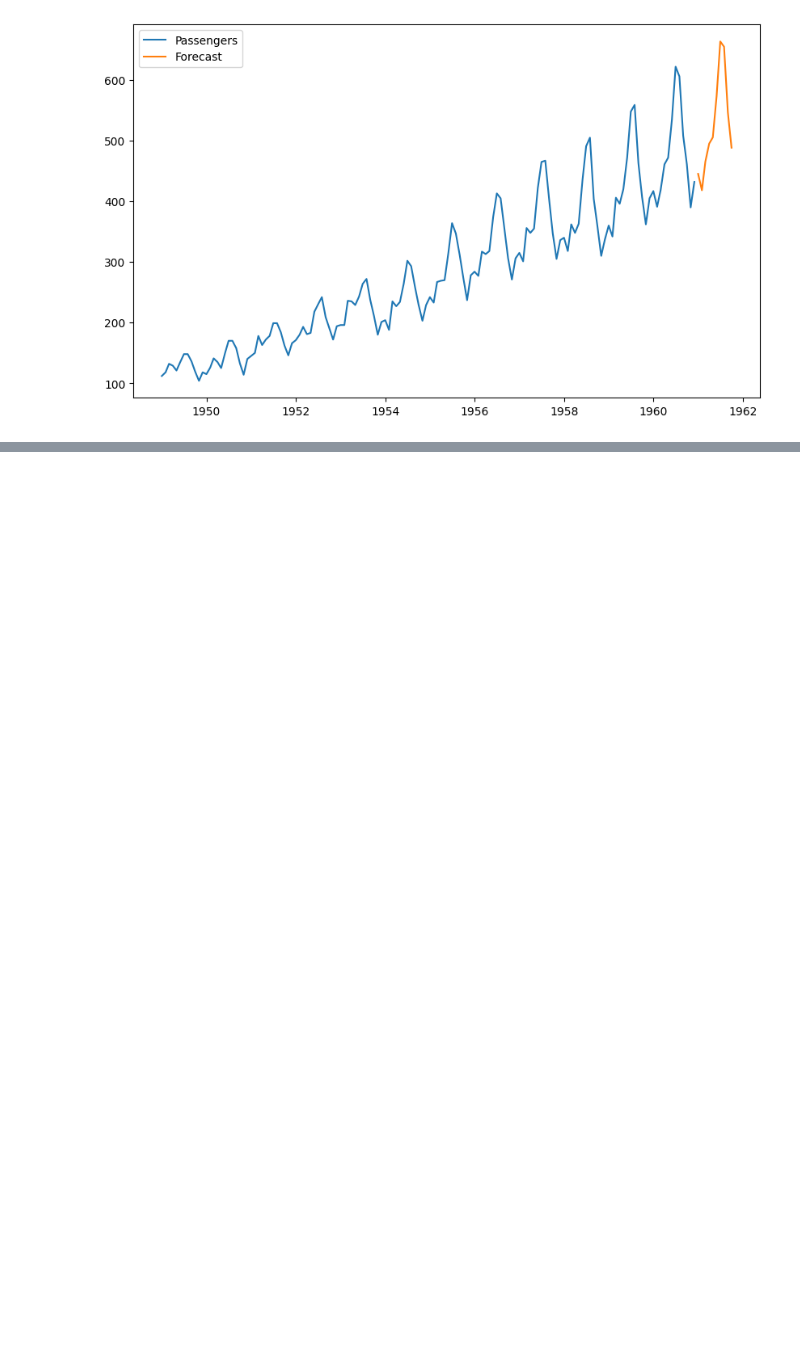
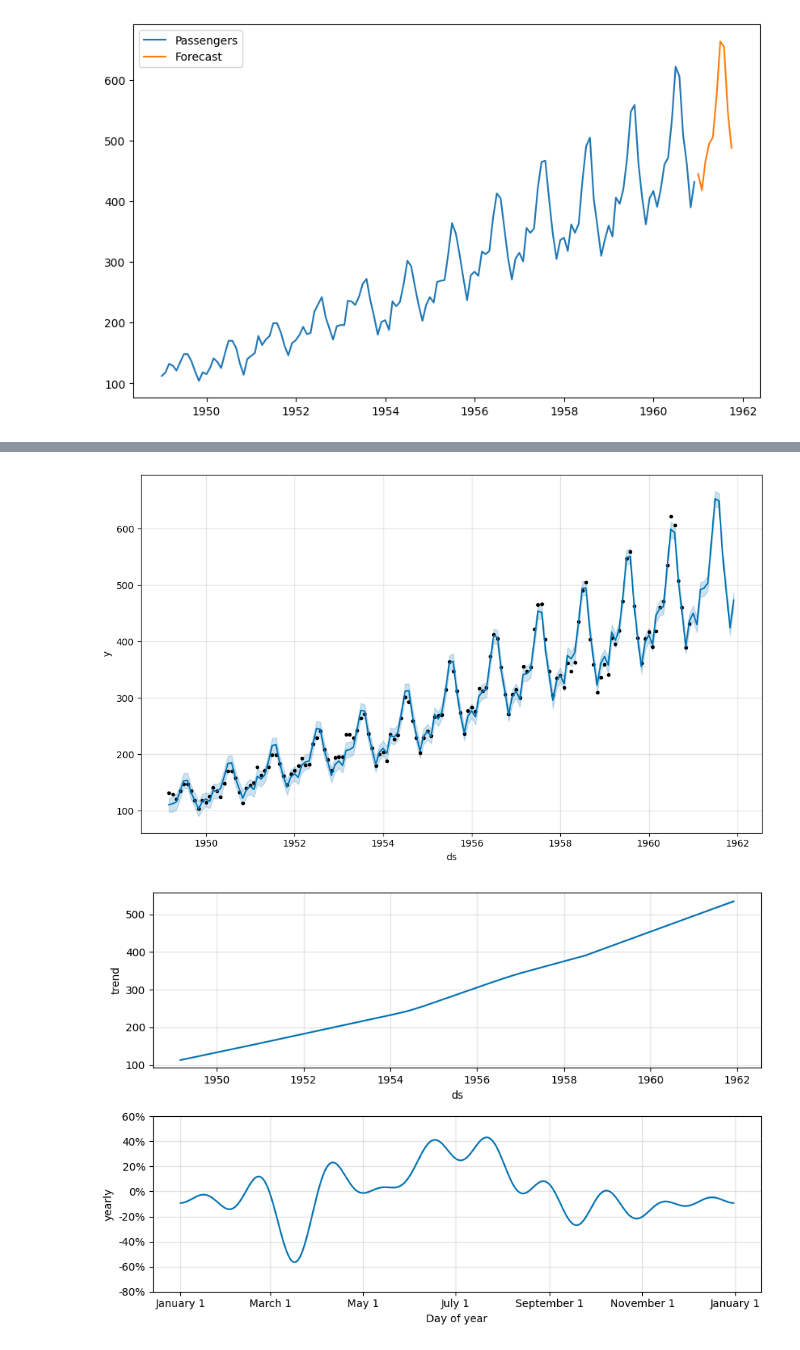
Before and after one commit to manoje8/time_series_analysis_exercise, a Jupyter notebook: rosetta_stone/rosetta.ipynb, the cells around one changed output, grey strips where cells are left out. Saved outputs shown, nothing was run; the diff lists cells and outputs as text; code cells hidden in the pictures; blank space fills up the shorter version.

```diff
--- a/rosetta_stone/rosetta.ipynb
+++ b/rosetta_stone/rosetta.ipynb
@@ -180,0 +404,3 @@ plt.show()
+# %%
+df_1 = df.copy()
+df_1['ds'] = df.index
@@ -180,0 +417,9 @@ plt.show()
+# %%
+prophet_model = Prophet(
+    growth='linear',
+    yearly_seasonality=True,
+    weekly_seasonality=False,
+    daily_seasonality=False,
+    seasonality_mode='multiplicative',
+)
+prophet_model.fit(df_1)
@@ -180,0 +430,3 @@ plt.show()
+# %%
+future = prophet_model.make_future_dataframe(periods=12, freq='MS')
+future.tail()
@@ -180,0 +440,3 @@ plt.show()
+# %%
+prophet_forecast = prophet_model.predict(future)
+prophet_forecast[['ds', 'yhat', 'yhat_lower', 'yhat_upper']].tail()
@@ -180,0 +450,7 @@ plt.show()
+# %%
+prophet_model.plot(prophet_forecast)
+prophet_model.plot_components(prophet_forecast)
+plt.show()
+# %% [output]
+[figure, added]
+[figure, added]
```
Also changed, not shown: parts of 33 cells of this notebook, 2 other files.
